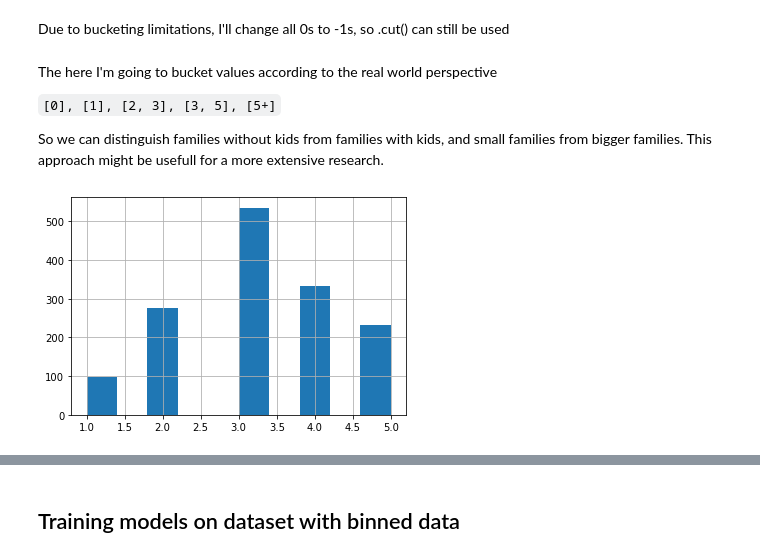
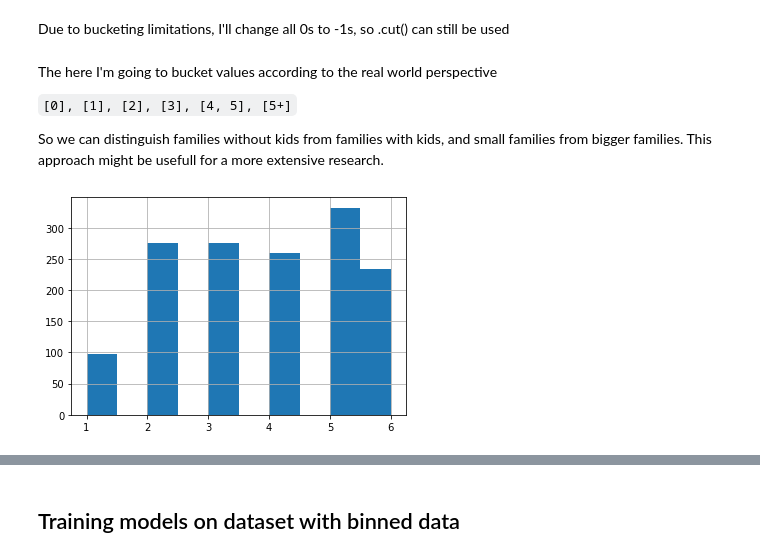
Before and after one commit to darknessest/datamining_uci_hw, a Jupyter notebook: cmc.ipynb, the cells around one changed output, grey strips where cells are left out. Saved outputs shown, nothing was run; the diff lists cells and outputs as text; code cells hidden in the pictures.

```diff
--- a/cmc.ipynb
+++ b/cmc.ipynb
@@ -383,20 +383,20 @@ table["NUM_CHILDREN"] = table["NUM_CHILDREN"].apply(lambda x: -1 if x == 0 else
 # %% [markdown]
 The here I'm going to bucket values according to the real world perspective
 
-`[0], [1], [2, 3], [3, 5], [5+]`
+`[0], [1], [2], [3], [4, 5], [5+]`
 
 So we can distinguish families without kids from families with kids, and small families from bigger families. This approach might be usefull for a more extensive research.
 # %%
-bins = [-2, 0, 1, 3, 5, 20]
-labels = [1,2,3,4, 5]
+bins = [-2, 0, 1,2, 3, 5, 20]
+labels = [1,2,3,4, 5, 6]
 
 
 table['NUM_CHILDREN_binned'] = pd.cut(table['NUM_CHILDREN'], bins=bins, labels=labels)
 # table = table.astype({'W_AGE_binned' : 'category'})
 table['NUM_CHILDREN_binned'].hist()
 table.drop(columns=['NUM_CHILDREN'], inplace=True)
 # %% [output]
-[figure, old version]
+[figure, new version]
 # %%
 table.info()
 # %% [output]
```
Also changed, not shown: parts of 12 cells of this notebook.
